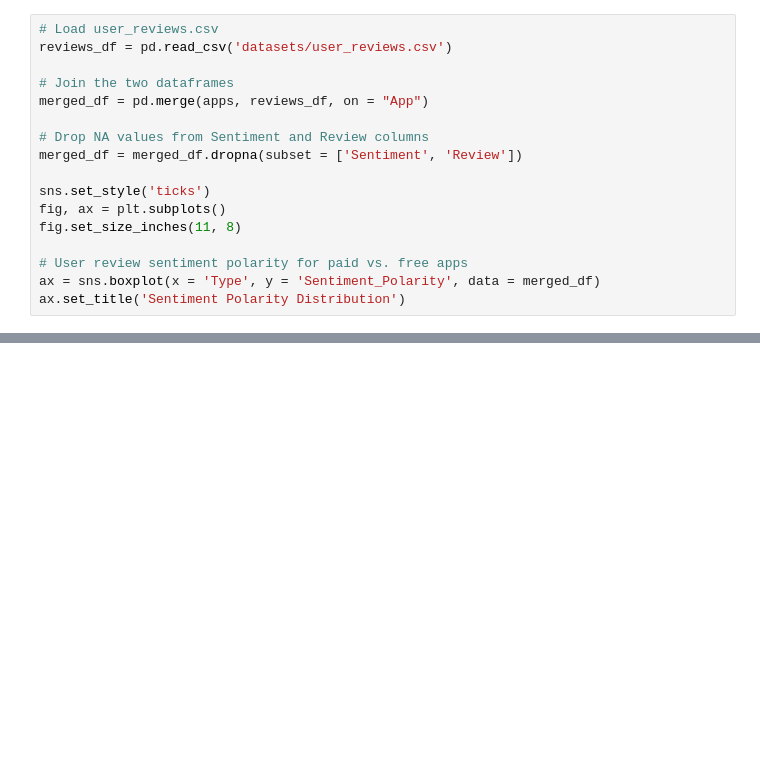
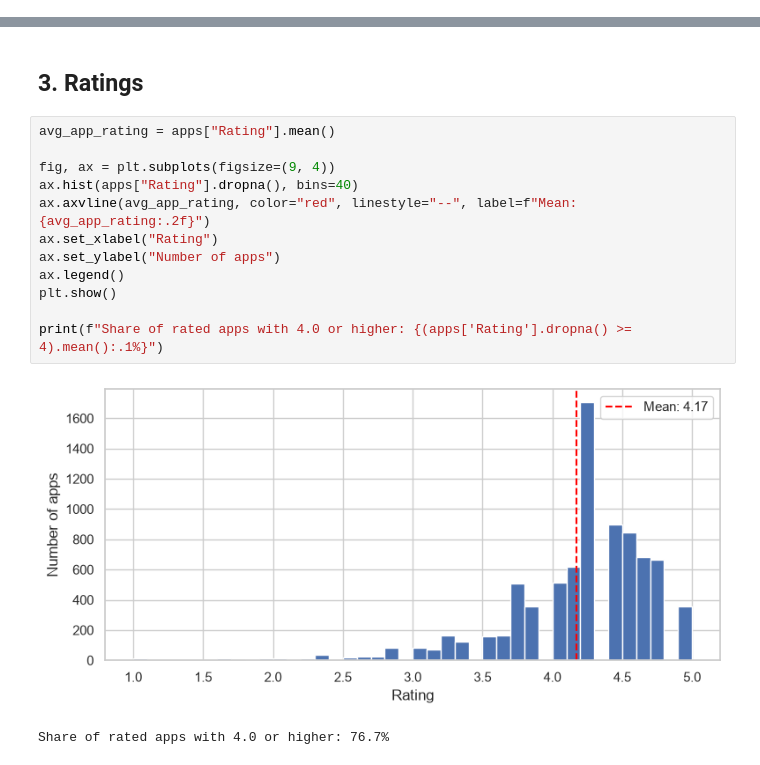
Before and after one commit to Sammyjoseph999/The-Android-App-Market-on-Google-Play, a Jupyter notebook: notebook.ipynb, the cells around one changed output, grey strips where cells are left out. Drawn from its saved outputs; the diff is of its cells as text; blank space fills up the shorter version.

```diff
--- a/notebook.ipynb
+++ b/notebook.ipynb
@@ -316,17 +0,0 @@ plotly.offline.iplot({'data': data, 'layout': layout})
-# %%
-# Load user_reviews.csv
-reviews_df = pd.read_csv('datasets/user_reviews.csv')
-
-# Join the two dataframes
-merged_df = pd.merge(apps, reviews_df, on = "App")
-
-# Drop NA values from Sentiment and Review columns
-merged_df = merged_df.dropna(subset = ['Sentiment', 'Review'])
-
-sns.set_style('ticks')
-fig, ax = plt.subplots()
-fig.set_size_inches(11, 8)
-
-# User review sentiment polarity for paid vs. free apps
-ax = sns.boxplot(x = 'Type', y = 'Sentiment_Polarity', data = merged_df)
-ax.set_title('Sentiment Polarity Distribution')
@@ -335,0 +93,17 @@ Text(0.5, 1.0, 'Sentiment Polarity Distribution')
+# %% [markdown]
+## 3. Ratings
+# %%
+avg_app_rating = apps["Rating"].mean()
+
+fig, ax = plt.subplots(figsize=(9, 4))
+ax.hist(apps["Rating"].dropna(), bins=40)
+ax.axvline(avg_app_rating, color="red", linestyle="--", label=f"Mean: {avg_app_rating:.2f}")
+ax.set_xlabel("Rating")
+ax.set_ylabel("Number of apps")
+ax.legend()
+plt.show()
+
+print(f"Share of rated apps with 4.0 or higher: {(apps['Rating'].dropna() >= 4).mean():.1%}")
+# %% [output]
+[figure, added]
+Share of rated apps with 4.0 or higher: 76.7%
```
Also changed, not shown: parts of 40 cells of this notebook, 4 other files.
